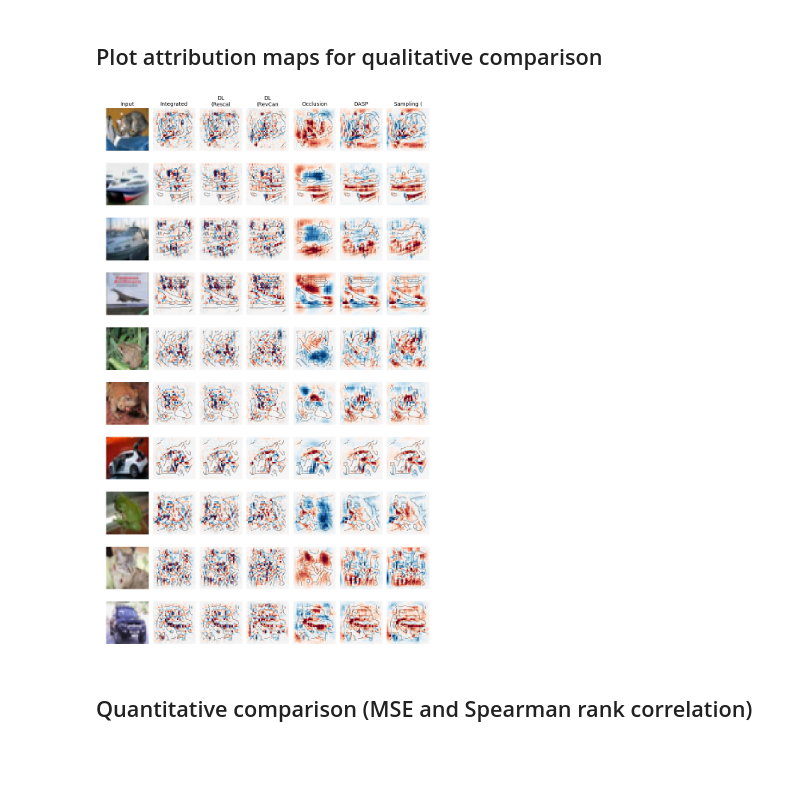
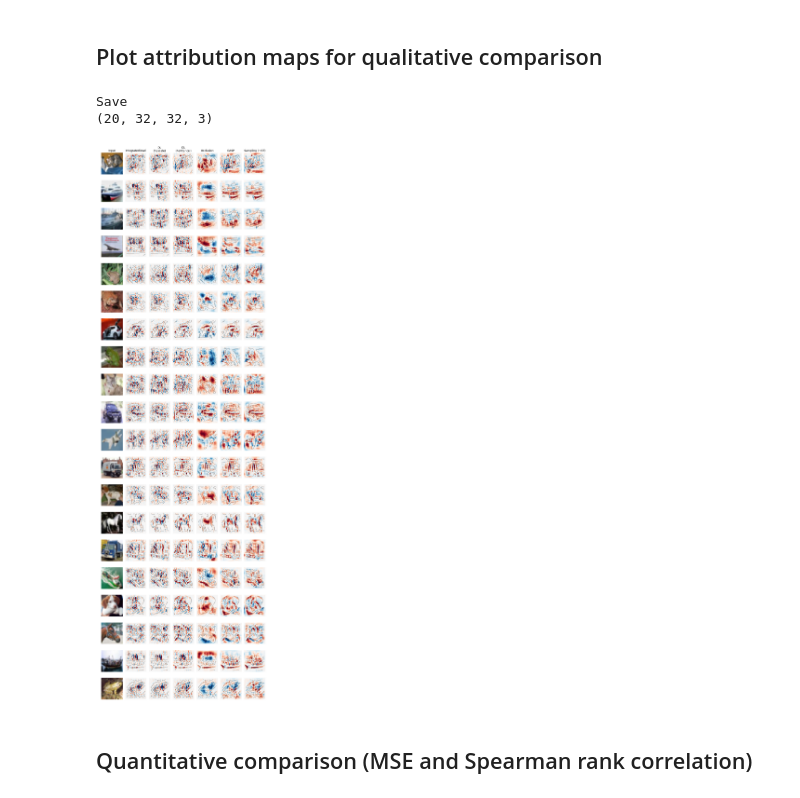
Before and after one commit to marcoancona/DASP, a Jupyter notebook: examples/cifar10/cifar10_cnn.ipynb, the cells around one changed output. Saved outputs shown, nothing was run; the diff lists cells and outputs as text; code cells hidden in the pictures; blank space fills up the shorter version.

```diff
--- a/examples/cifar10/cifar10_cnn.ipynb
+++ b/examples/cifar10/cifar10_cnn.ipynb
@@ -51,6 +51,6 @@ Using TF: 1.11.0
 Using Keras: 2.2.4
 # %%
-SKIP_TRAIN = False
+SKIP_TRAIN = True
 saved_model_file = '.model.h5'
 saved_model_weights_file = '.model_weights.h5'
 
@@ -292,6 +294,6 @@ def callback(snapshot):
 
 def run_sampling(runs):
     return run_shapley_sampling(fModel, xs, ys, runs=runs, feat_dims=[1,2], callback=callback)
-a_sampling = run_sampling(2**13)
+a_sampling = run_sampling(2**11)
 # %% [output]
 Data shape:  [20, 32, 32, 3]
@@ -327,20 +327,23 @@ attributions = [
 # %%
 # Plot attributions
 %matplotlib inline
 from utils.utils import plot_attribution_maps
 
 # Plot all
 plot_attribution_maps("cifar10",
                       xs,
-                      [x[1][:10] for x in attributions],
-                      [x[0][:10] for x in attributions],
+                      [x[1][:20] for x in attributions],
+                      [x[0][:20] for x in attributions],
                       percentile=99,
                       show_original=True,
                       dilation=2,
                       alpha=0.3,
+                      save_separate=True
                       )
 # %% [output]
+Save
+(20, 32, 32, 3)
-[figure, old version]
+[figure, new version]
 # %% [markdown]
 ## Quantitative comparison (MSE and Spearman rank correlation)
 # %%
```
Also changed, not shown: parts of 8 cells of this notebook, 11 other files.
